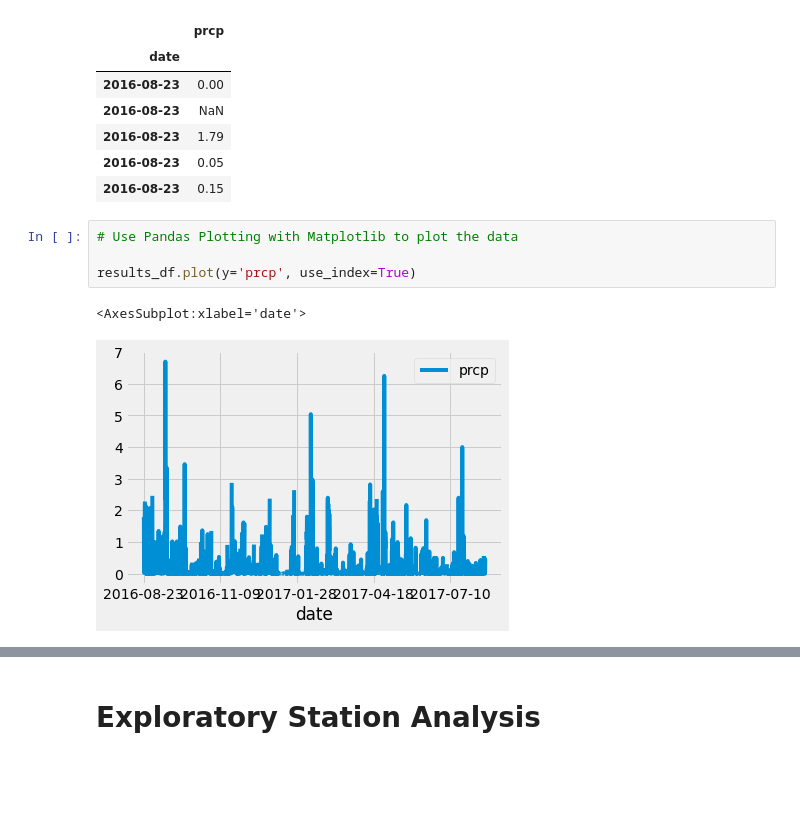
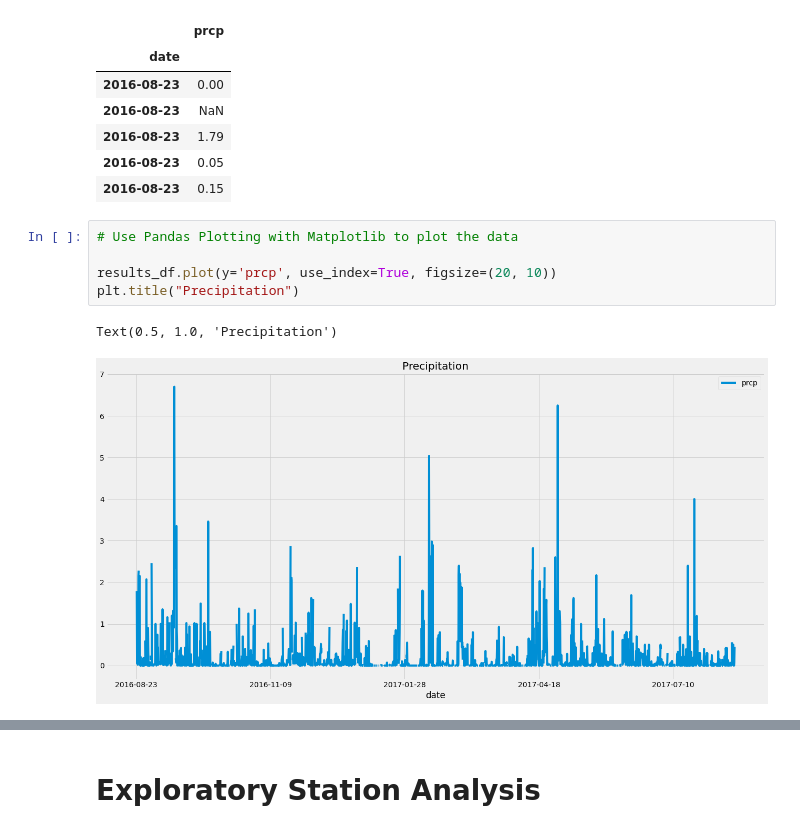
Before and after one commit to KellyPared/sqlalchemy-challenge, a Jupyter notebook: SurfsUp/climate_sql_alchemy.ipynb, the cells around one changed output, grey strips where cells are left out. Saved outputs shown, nothing was run; the diff lists cells and outputs as text; blank space fills up the shorter version.

```diff
--- a/SurfsUp/climate_sql_alchemy.ipynb
+++ b/SurfsUp/climate_sql_alchemy.ipynb
@@ -83,10 +83,11 @@ results_df.head()
 # %%
 # Use Pandas Plotting with Matplotlib to plot the data
 
-results_df.plot(y='prcp', use_index=True)
+results_df.plot(y='prcp', use_index=True, figsize=(20, 10))
+plt.title("Precipitation")
 # %% [output]
-<AxesSubplot:xlabel='date'>
+Text(0.5, 1.0, 'Precipitation')
-[figure, old version]
+[figure, new version]
 # %%
 # Use Pandas to calcualte the summary statistics for the precipitation data
 
```
Also changed, not shown: parts of 11 cells of this notebook.
